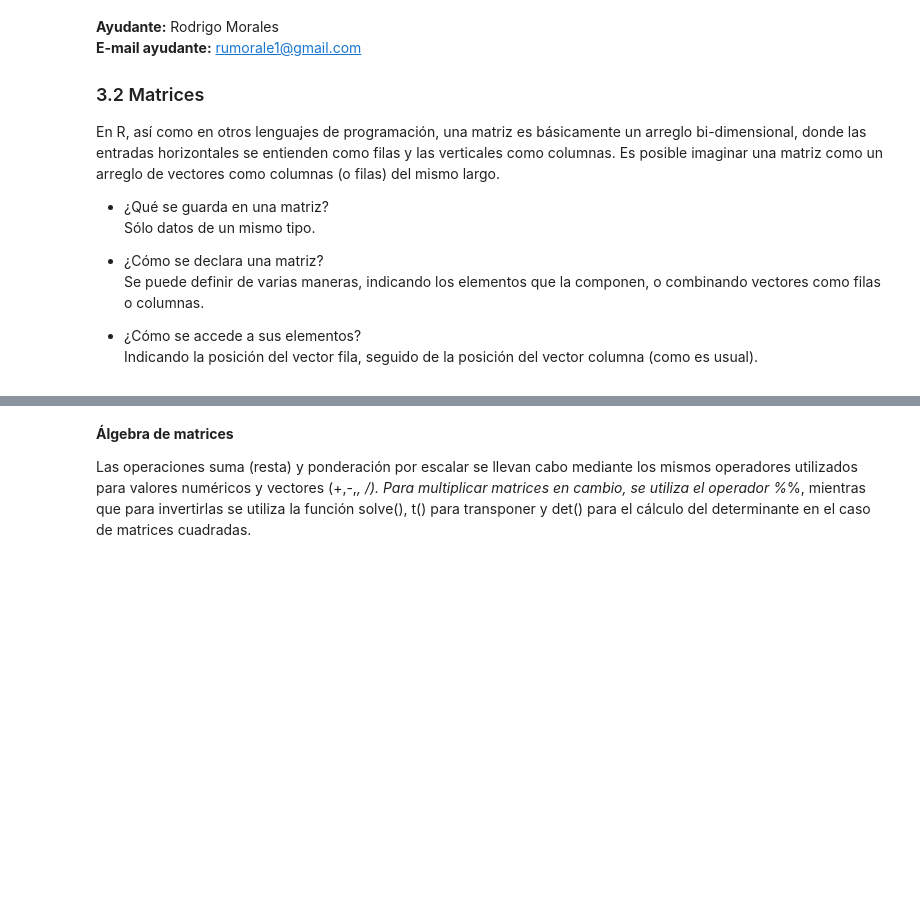
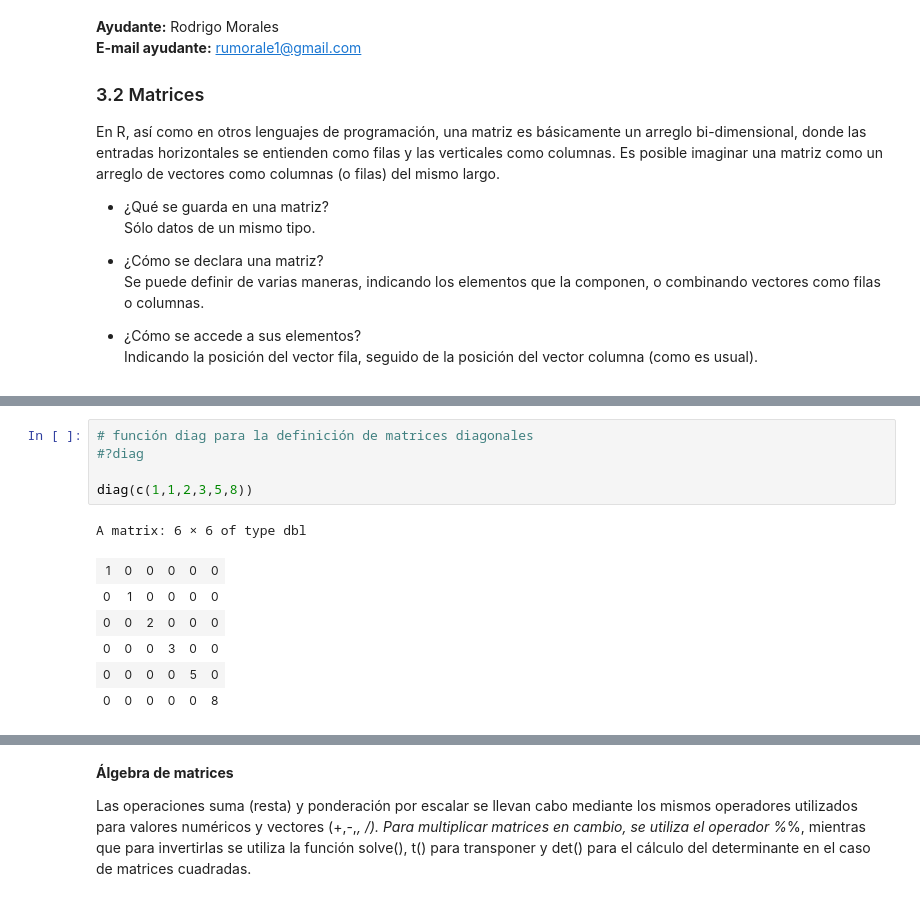
Before and after one commit to majorquev/DBDC_202504_Programacion_en_R_para_ciencia_de_datos, a Jupyter notebook: Clases/Clase2/Clase_2_01_matrices.ipynb, the cells around one changed output, grey strips where cells are left out. Drawn from its saved outputs; the diff is of its cells as text; blank space fills up the shorter version.

```diff
--- a/Clases/Clase2/Clase_2_01_matrices.ipynb
+++ b/Clases/Clase2/Clase_2_01_matrices.ipynb
@@ -80,0 +117,13 @@ M3["f2","c3"]
+# %%
+# función diag para la definición de matrices diagonales
+#?diag
+
+diag(c(1,1,2,3,5,8))
+# %% [output]
+A matrix: 6 × 6 of type dbl
+| 1 | 0 | 0 | 0 | 0 | 0 |
+| 0 | 1 | 0 | 0 | 0 | 0 |
+| 0 | 0 | 2 | 0 | 0 | 0 |
+| 0 | 0 | 0 | 3 | 0 | 0 |
+| 0 | 0 | 0 | 0 | 5 | 0 |
+| 0 | 0 | 0 | 0 | 0 | 8 |
```
Also changed, not shown: parts of 46 cells of this notebook.
